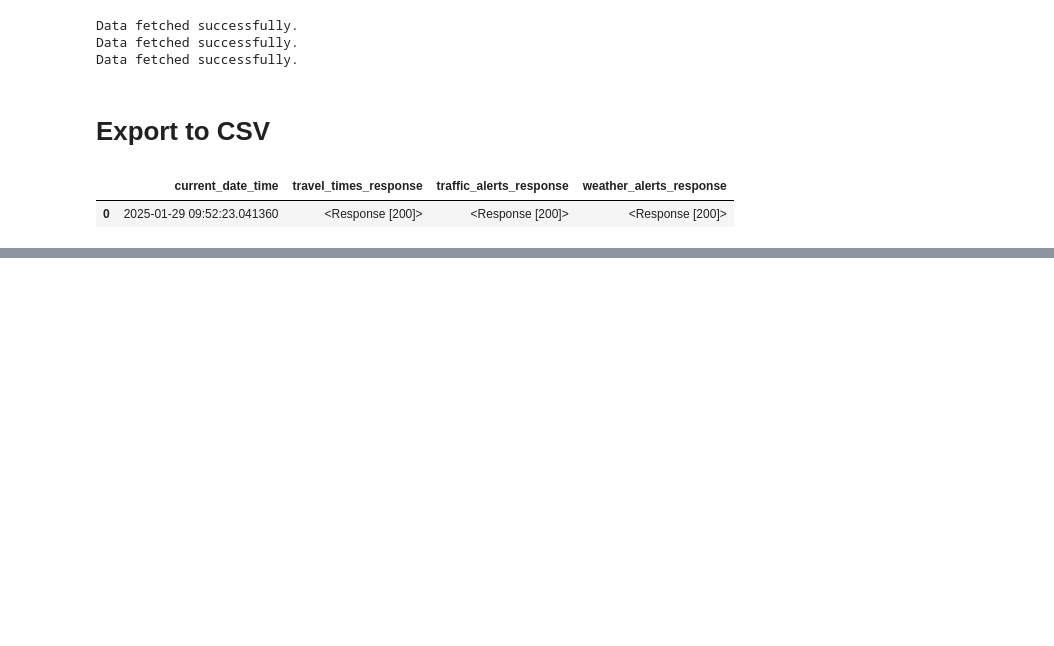
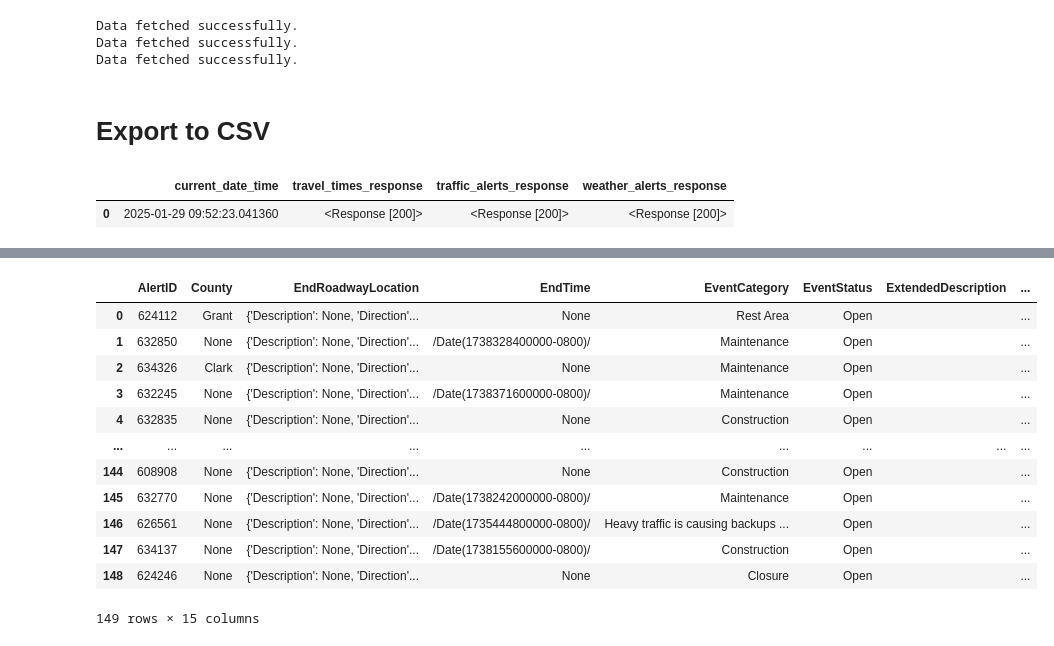
Before and after one commit to junclemente/ads507-finalproject, a Jupyter notebook: jun/explore.ipynb, the cells around one changed output, grey strips where cells are left out. Drawn from its saved outputs; the diff is of its cells as text; code cells hidden in the pictures; blank space fills up the shorter version.

```diff
--- a/jun/explore.ipynb
+++ b/jun/explore.ipynb
@@ -151,0 +176,16 @@ df_response
+# %%
+df_ta
+# %% [output]
+|  | AlertID | County | EndRoadwayLocation | EndTime | EventCategory | EventStatus | ExtendedDescription | ... |
+| 0 | 624112 | Grant | {'Description': None, 'Direction'... | None | Rest Area | Open |  | ... |
+| 1 | 632850 | None | {'Description': None, 'Direction'... | /Date(1738328400000-0800)/ | Maintenance | Open |  | ... |
+| 2 | 634326 | Clark | {'Description': None, 'Direction'... | None | Maintenance | Open |  | ... |
+| 3 | 632245 | None | {'Description': None, 'Direction'... | /Date(1738371600000-0800)/ | Maintenance | Open |  | ... |
+| 4 | 632835 | None | {'Description': None, 'Direction'... | None | Construction | Open |  | ... |
+| ... | ... | ... | ... | ... | ... | ... | ... | ... |
+| 144 | 608908 | None | {'Description': None, 'Direction'... | None | Construction | Open |  | ... |
+| 145 | 632770 | None | {'Description': None, 'Direction'... | /Date(1738242000000-0800)/ | Maintenance | Open |  | ... |
+| 146 | 626561 | None | {'Description': None, 'Direction'... | /Date(1735444800000-0800)/ | Heavy traffic is causing backups ... | Open |  | ... |
+| 147 | 634137 | None | {'Description': None, 'Direction'... | /Date(1738155600000-0800)/ | Construction | Open |  | ... |
+| 148 | 624246 | None | {'Description': None, 'Direction'... | None | Closure | Open |  | ... |
+149 rows × 15 columns
```
Also changed, not shown: parts of 3 cells of this notebook, 4 other files.
